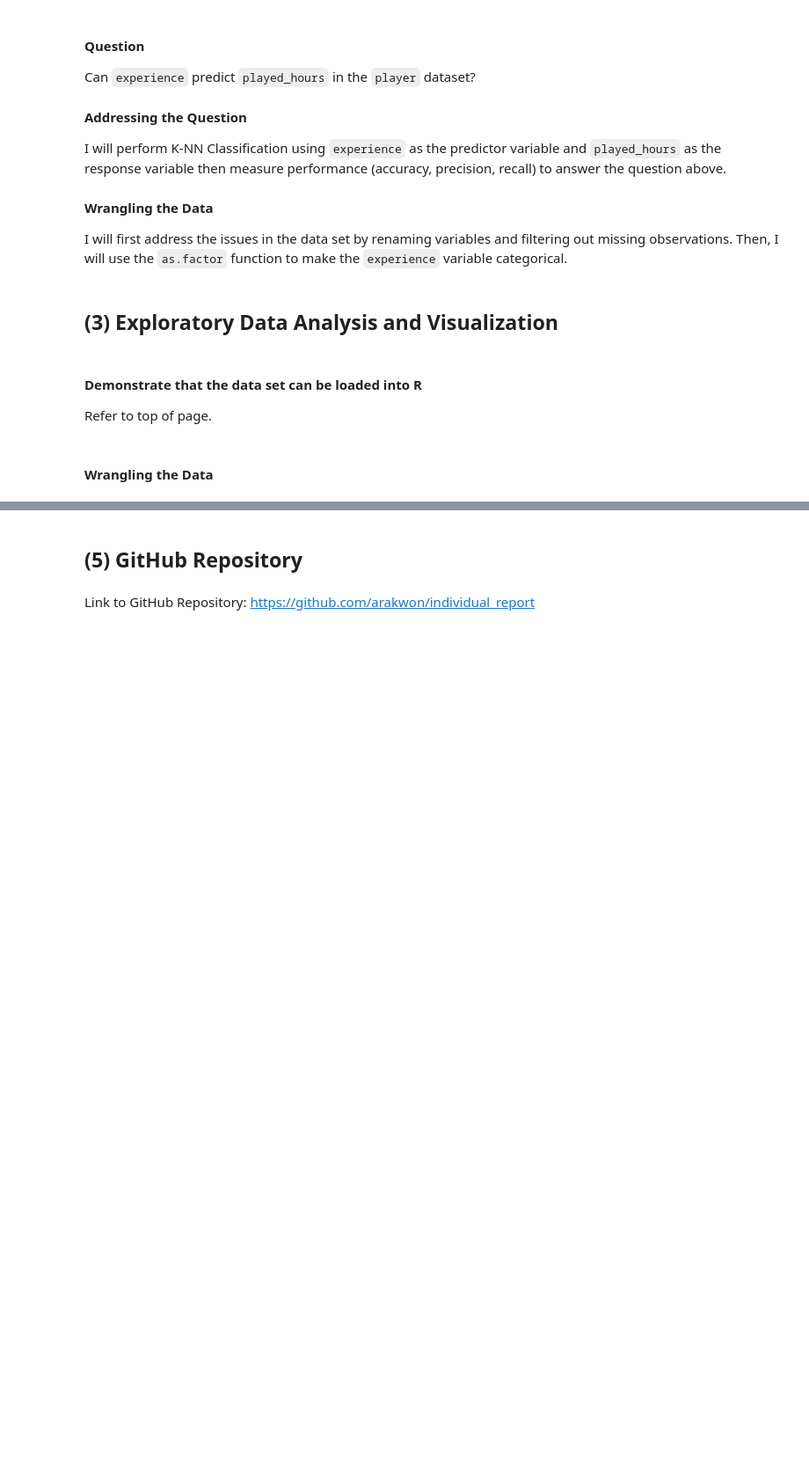
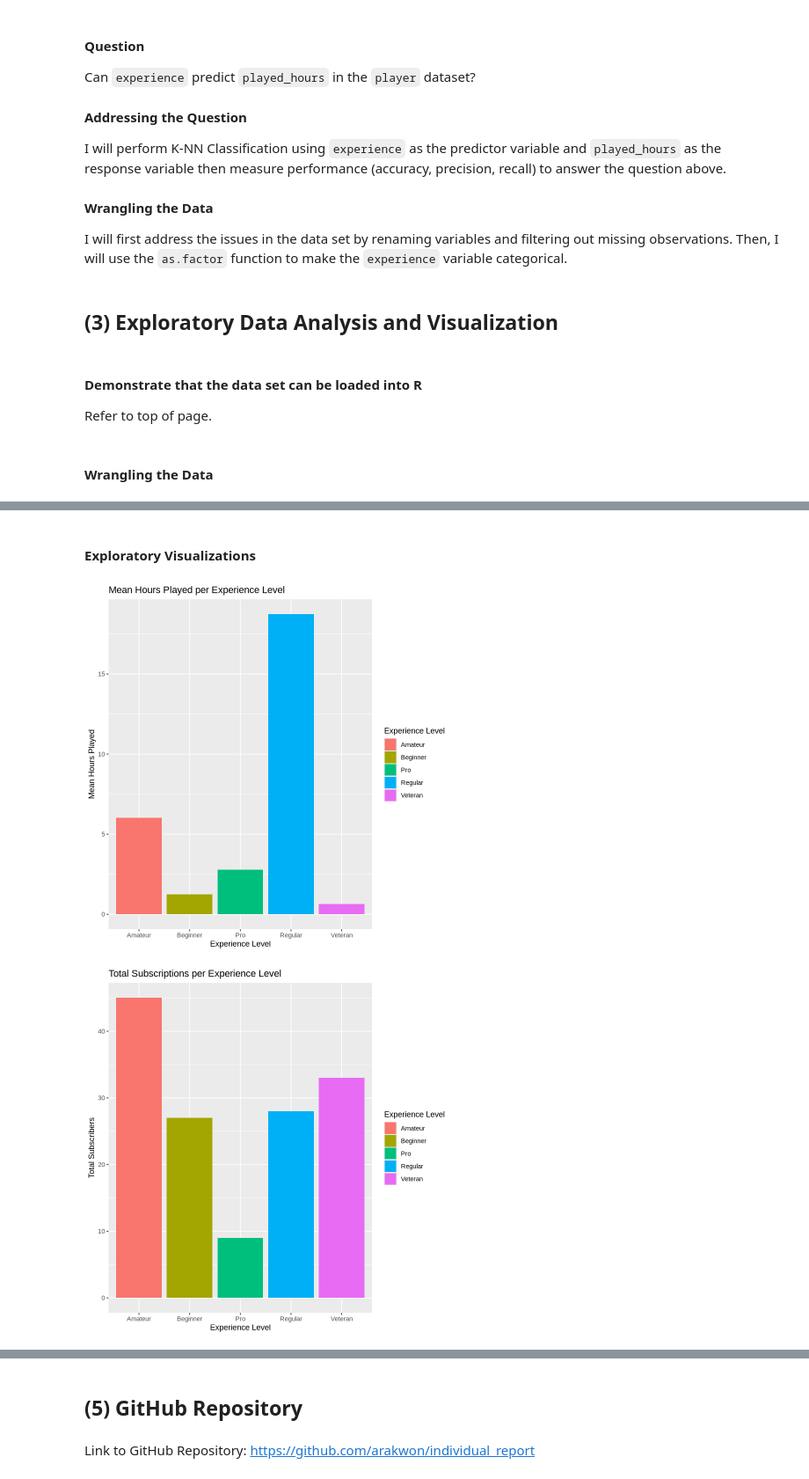
Before and after one commit to arakwon/individual_report, a Jupyter notebook: individual_report.ipynb, the cells around one changed output, grey strips where cells are left out. Shown at 88% size. Saved outputs shown, nothing was run; the diff lists cells and outputs as text; code cells hidden in the pictures; blank space fills up the shorter version.

Commit message:
Exploratory Visualizations

```diff
--- a/individual_report.ipynb
+++ b/individual_report.ipynb
@@ -173,0 +210,57 @@ A spec_tbl_df: 1535 × 5
+# %% [markdown]
+#### Exploratory Visualizations
+# %%
+# answering my question (part 2)
+player_plot_my_question <- player |>
+    group_by(experience) |>
+    summarize(experience_mean_hours = mean(played_hours)) |>
+    ggplot(aes(x = experience, y = experience_mean_hours, fill = experience)) +
+    geom_bar(stat = "identity") +
+    labs(x = "Experience Level", y = "Mean Hours Played", fill = "Experience Level", title = "Mean Hours Played per Experience Level")
+player_plot_my_question
+
+#answering project question (question 1)
+player_plot_experience <- player |>
+    group_by(experience) |>
+    summarize(total_subscriptions = sum(subscribe)) |>
+    ggplot(aes(x = experience, y = total_subscriptions, fill = experience)) +
+    geom_bar(stat = "identity") +
+    labs(x = "Experience Level", y = "Total Subscribers", fill = "Experience Level", title = "Total Subscriptions per Experience Level")
+player_plot_experience
+
+player_plot_experience_percent <- player |>
+    ggplot(aes(x = experience, fill = subscribe)) +
+    geom_bar(position = "fill") +
+    scale_y_continuous(labels = scales::percent_format()) +
+    labs(x = "Experience Level", y = "Percentage", fill = "Subscribed?", title = "Proportion of Subscribers per Experience Level")
+player_plot_experience_percent
+
+player_plot_hours <- player |>
+    ggplot(aes(x = played_hours)) +
+    geom_histogram(binwidth = 10, fill = "pink") +
+    labs(x = "Hours Played", y = "Number of Subscriptions", title = "Number of Subscriptions versus Hours Played")
+player_plot_hours
+
+player_plot_age <- player |>
+    ggplot(aes(x = age)) +
+    geom_histogram(binwidth = 10, fill = "pink") +
+    labs(x = "Age of Player", y = "Number of Subscriptions", title = "Number of Subscriptions versus Hours Played")
+player_plot_age
+
+player_plot_gender <- player |>
+    group_by(gender) |>
+    summarize(total_subscriptions = sum(subscribe)) |>
+    ggplot(aes(x = gender, y = total_subscriptions, fill = gender)) +
+    geom_bar(stat = "identity") +
+    labs(x = "Gender of Player", y = "Total Subscribers", fill = "Gender of Player", title = "Total Subscriptions per Gender")
+player_plot_gender
+
+player_plot_gender_percent <- player |>
+    ggplot(aes(x = gender, fill = subscribe)) +
+    geom_bar(position = "fill") +
+    scale_y_continuous(labels = scales::percent_format()) +
+    labs(x = "Gender of Player", y = "Percentage", fill = "Subscribed?", title = "Proportion of Subscribers per Gender")
+player_plot_gender_percent
+# %% [output]
+[figure, added]
+[figure, added]
```
Also changed, not shown: parts of 6 cells of this notebook.
